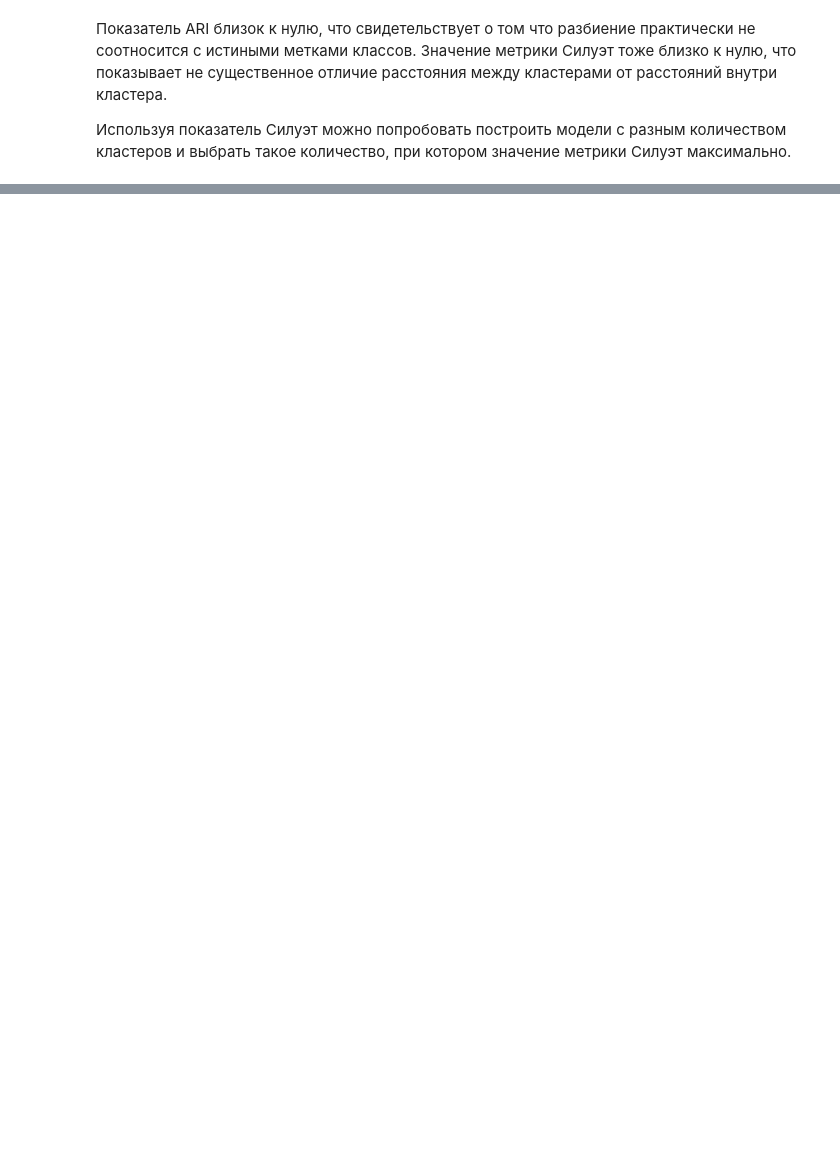
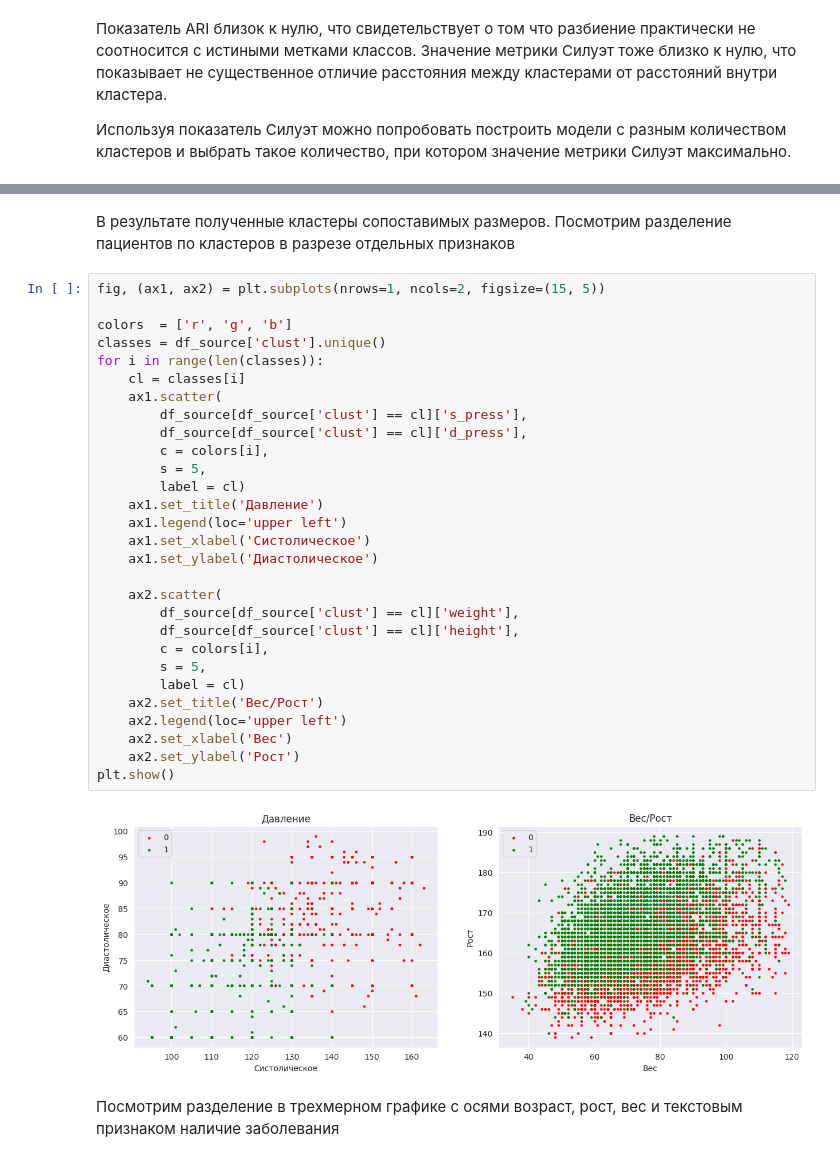
Before and after one commit to MikhailovAlexander/stepikML, a Jupyter notebook: project.ipynb, the cells around one changed output, grey strips where cells are left out. Saved outputs shown, nothing was run; the diff lists cells and outputs as text; blank space fills up the shorter version.

```diff
--- a/project.ipynb
+++ b/project.ipynb
@@ -716,0 +818,35 @@ df.describe()
+# %% [markdown]
+В результате полученные кластеры сопоставимых размеров. Посмотрим разделение пациентов по кластеров в разрезе отдельных признаков
+# %%
+fig, (ax1, ax2) = plt.subplots(nrows=1, ncols=2, figsize=(15, 5))
+
+colors  = ['r', 'g', 'b']
+classes = df_source['clust'].unique()
+for i in range(len(classes)):
+    cl = classes[i]
+    ax1.scatter(
+        df_source[df_source['clust'] == cl]['s_press'],
+        df_source[df_source['clust'] == cl]['d_press'],
+        c = colors[i],
+        s = 5,
+        label = cl)
+    ax1.set_title('Давление')
+    ax1.legend(loc='upper left')
+    ax1.set_xlabel('Систолическое')
+    ax1.set_ylabel('Диастолическое')
+
+    ax2.scatter(
+        df_source[df_source['clust'] == cl]['weight'],
+        df_source[df_source['clust'] == cl]['height'],
+        c = colors[i],
+        s = 5,
+        label = cl)
+    ax2.set_title('Вес/Рост')
+    ax2.legend(loc='upper left')
+    ax2.set_xlabel('Вес')
+    ax2.set_ylabel('Рост')
+plt.show()
+# %% [output]
+[figure, added]
+# %% [markdown]
+Посмотрим разделение в трехмерном графике с осями возраст, рост, вес и текстовым признаком наличие заболевания
```
Also changed, not shown: parts of 49 cells of this notebook.
